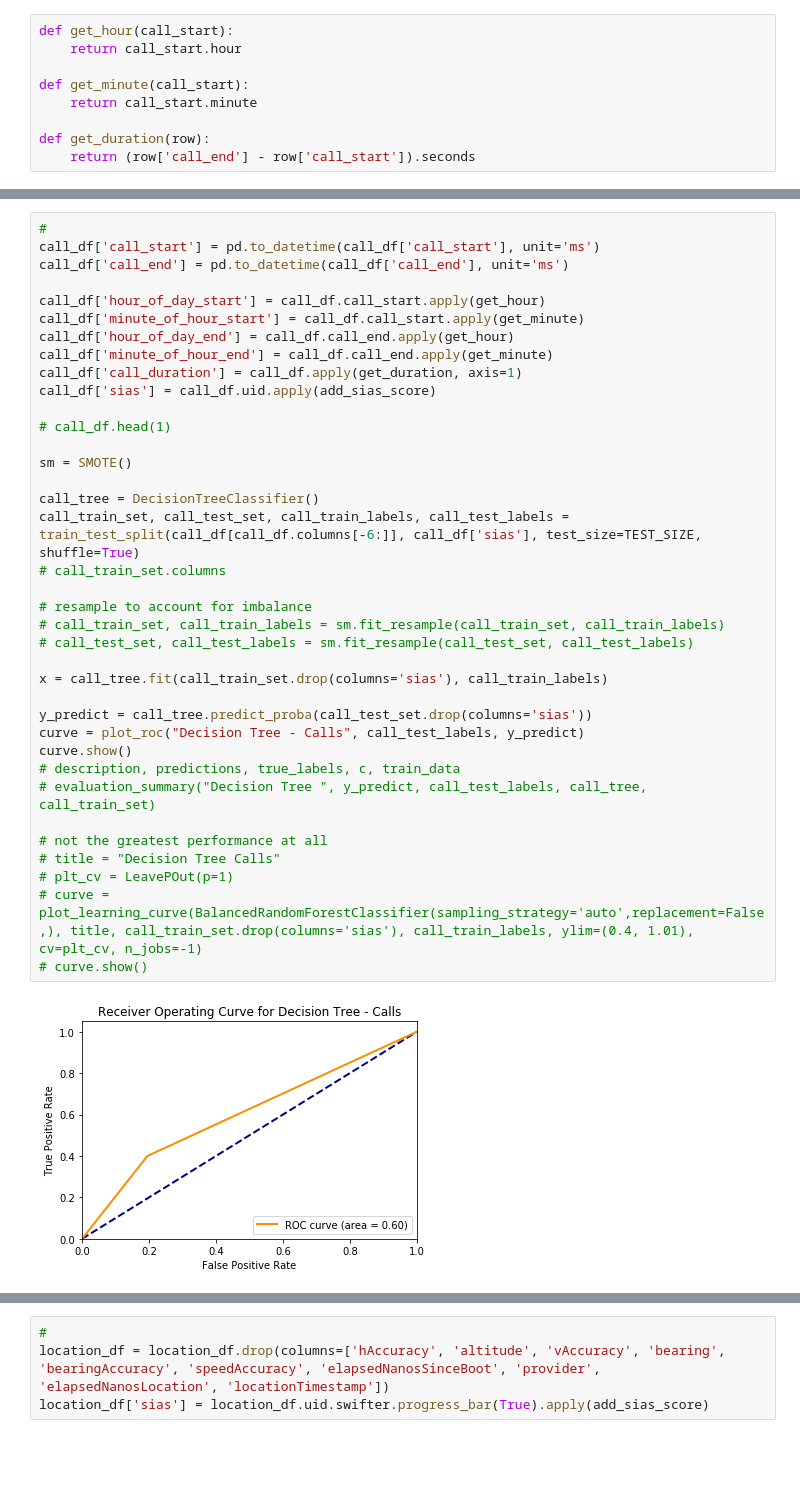
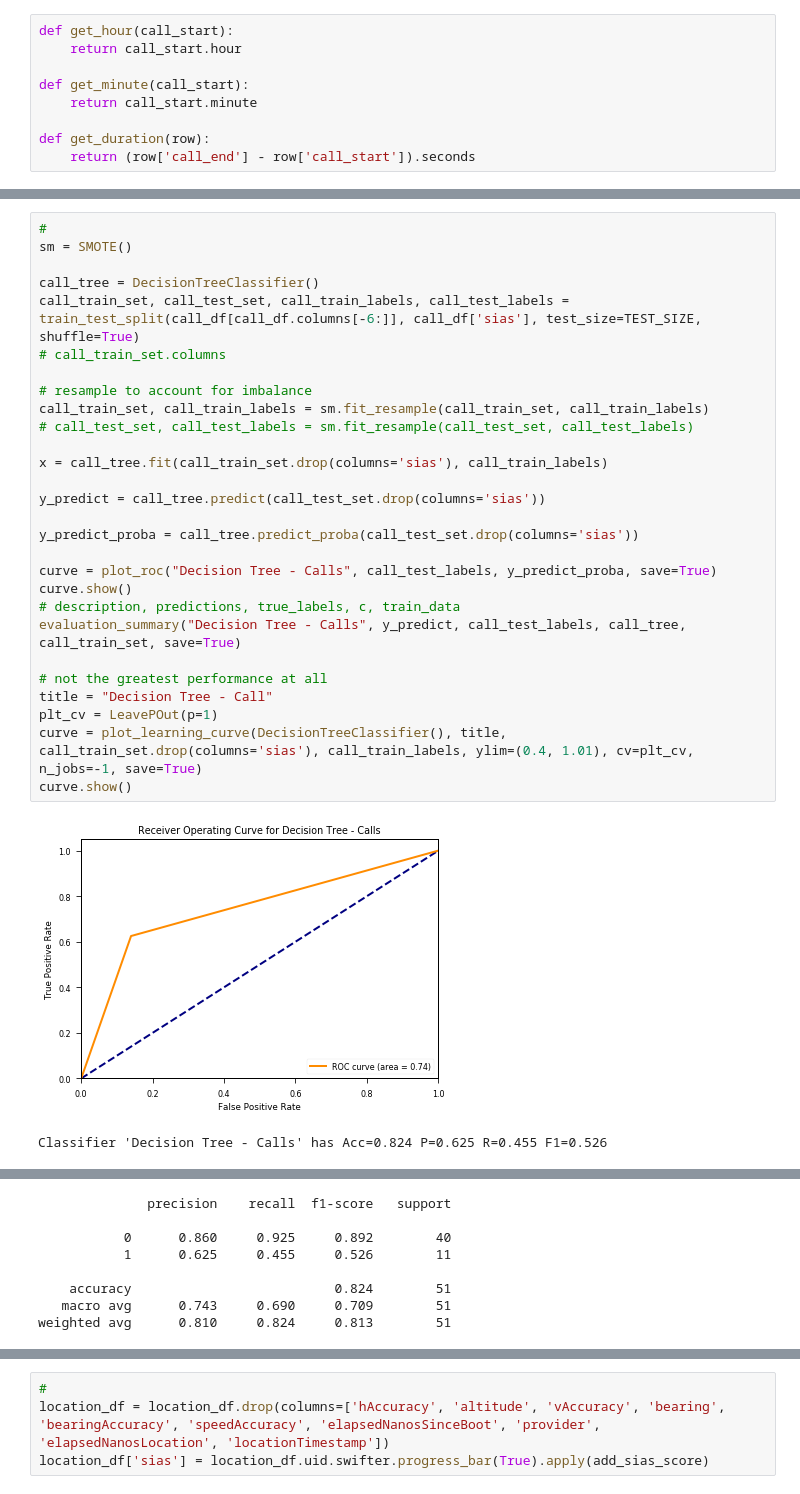
Before and after one commit to modelorona/level4dissertation, a Jupyter notebook: src/analysis/analysis.ipynb, the cells around one changed output, grey strips where cells are left out. Saved outputs shown, nothing was run; the diff lists cells and outputs as text; blank space fills up the shorter version.

```diff
--- a/src/analysis/analysis.ipynb
+++ b/src/analysis/analysis.ipynb
@@ -487,39 +539,31 @@ def get_duration(row):
 # %%
 #
-call_df['call_start'] = pd.to_datetime(call_df['call_start'], unit='ms')
-call_df['call_end'] = pd.to_datetime(call_df['call_end'], unit='ms')
-
-call_df['hour_of_day_start'] = call_df.call_start.apply(get_hour)
-call_df['minute_of_hour_start'] = call_df.call_start.apply(get_minute)
-call_df['hour_of_day_end'] = call_df.call_end.apply(get_hour)
-call_df['minute_of_hour_end'] = call_df.call_end.apply(get_minute)
-call_df['call_duration'] = call_df.apply(get_duration, axis=1)
-call_df['sias'] = call_df.uid.apply(add_sias_score)
-
-# call_df.head(1)
-
 sm = SMOTE()
 
 call_tree = DecisionTreeClassifier()
 call_train_set, call_test_set, call_train_labels, call_test_labels = train_test_split(call_df[call_df.columns[-6:]], call_df['sias'], test_size=TEST_SIZE, shuffle=True)
 # call_train_set.columns
 
 # resample to account for imbalance
-# call_train_set, call_train_labels = sm.fit_resample(call_train_set, call_train_labels)
+call_train_set, call_train_labels = sm.fit_resample(call_train_set, call_train_labels)
 # call_test_set, call_test_labels = sm.fit_resample(call_test_set, call_test_labels)
 
 x = call_tree.fit(call_train_set.drop(columns='sias'), call_train_labels)
 
-y_predict = call_tree.predict_proba(call_test_set.drop(columns='sias'))
-curve = plot_roc("Decision Tree - Calls", call_test_labels, y_predict)
+y_predict = call_tree.predict(call_test_set.drop(columns='sias'))
+
+y_predict_proba = call_tree.predict_proba(call_test_set.drop(columns='sias'))
+
+curve = plot_roc("Decision Tree - Calls", call_test_labels, y_predict_proba, save=True)
 curve.show()
 # description, predictions, true_labels, c, train_data
-# evaluation_summary("Decision Tree ", y_predict, call_test_labels, call_tree, call_train_set)
+evaluation_summary("Decision Tree - Calls", y_predict, call_test_labels, call_tree, call_train_set, save=True)
 
 # not the greatest performance at all
-# title = "Decision Tree Calls"
-# plt_cv = LeavePOut(p=1)
-# curve = plot_learning_curve(BalancedRandomForestClassifier(sampling_strategy='auto',replacement=False,), title, call_train_set.drop(columns='sias'), call_train_labels, ylim=(0.4, 1.01), cv=plt_cv, n_jobs=-1)
-# curve.show()
+title = "Decision Tree - Call"
+plt_cv = LeavePOut(p=1)
+curve = plot_learning_curve(DecisionTreeClassifier(), title, call_train_set.drop(columns='sias'), call_train_labels, ylim=(0.4, 1.01), cv=plt_cv, n_jobs=-1, save=True)
+curve.show()
 # %% [output]
-[figure, old version]
+[figure, new version]
+Classifier 'Decision Tree - Calls' has Acc=0.824 P=0.625 R=0.455 F1=0.526
@@ -525,0 +571,8 @@ curve.show()
+              precision    recall  f1-score   support
+
+           0      0.860     0.925     0.892        40
+           1      0.625     0.455     0.526        11
+
+    accuracy                          0.824        51
+   macro avg      0.743     0.690     0.709        51
+weighted avg      0.810     0.824     0.813        51
```
Also changed, not shown: parts of 23 cells of this notebook.
